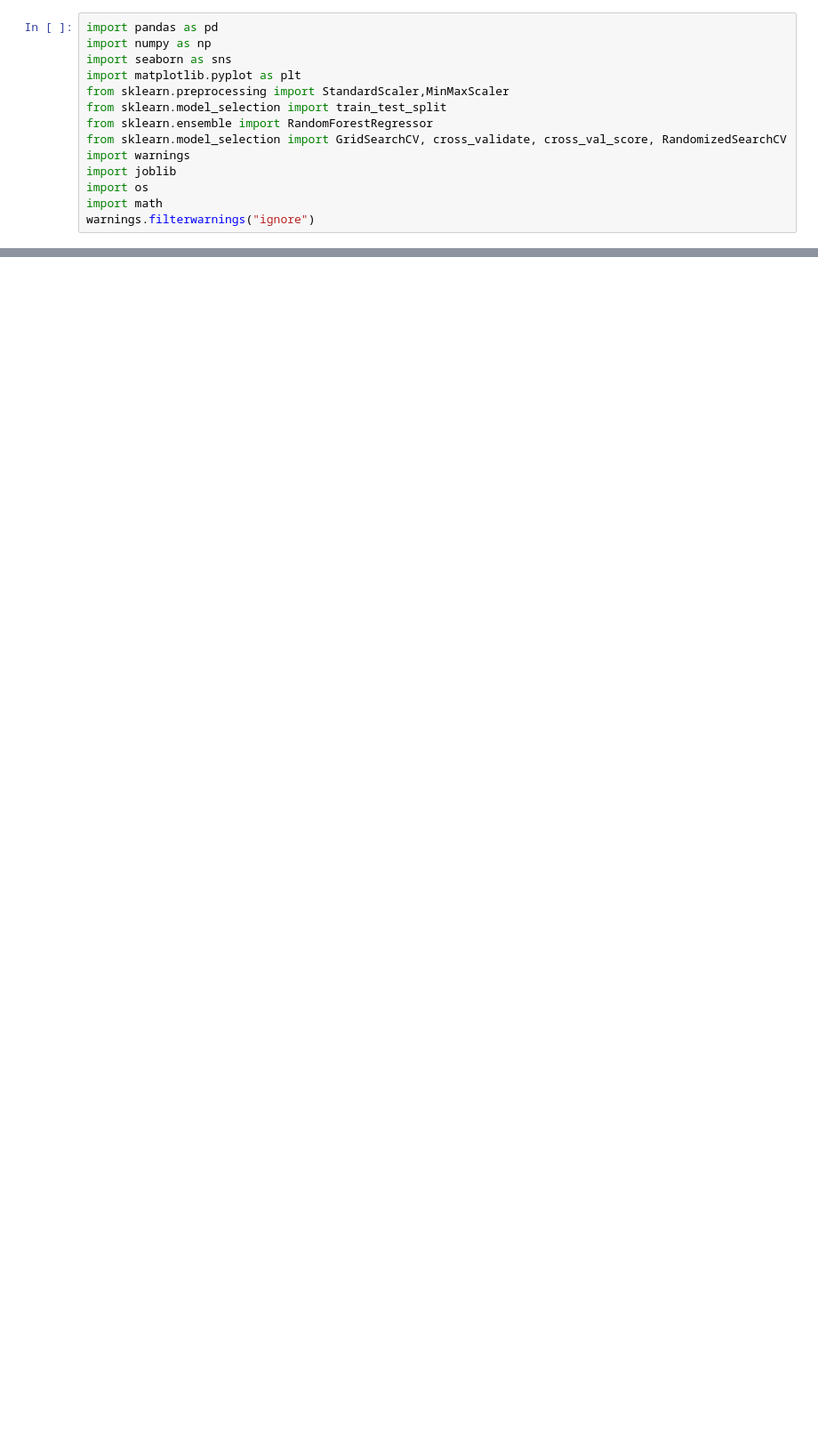
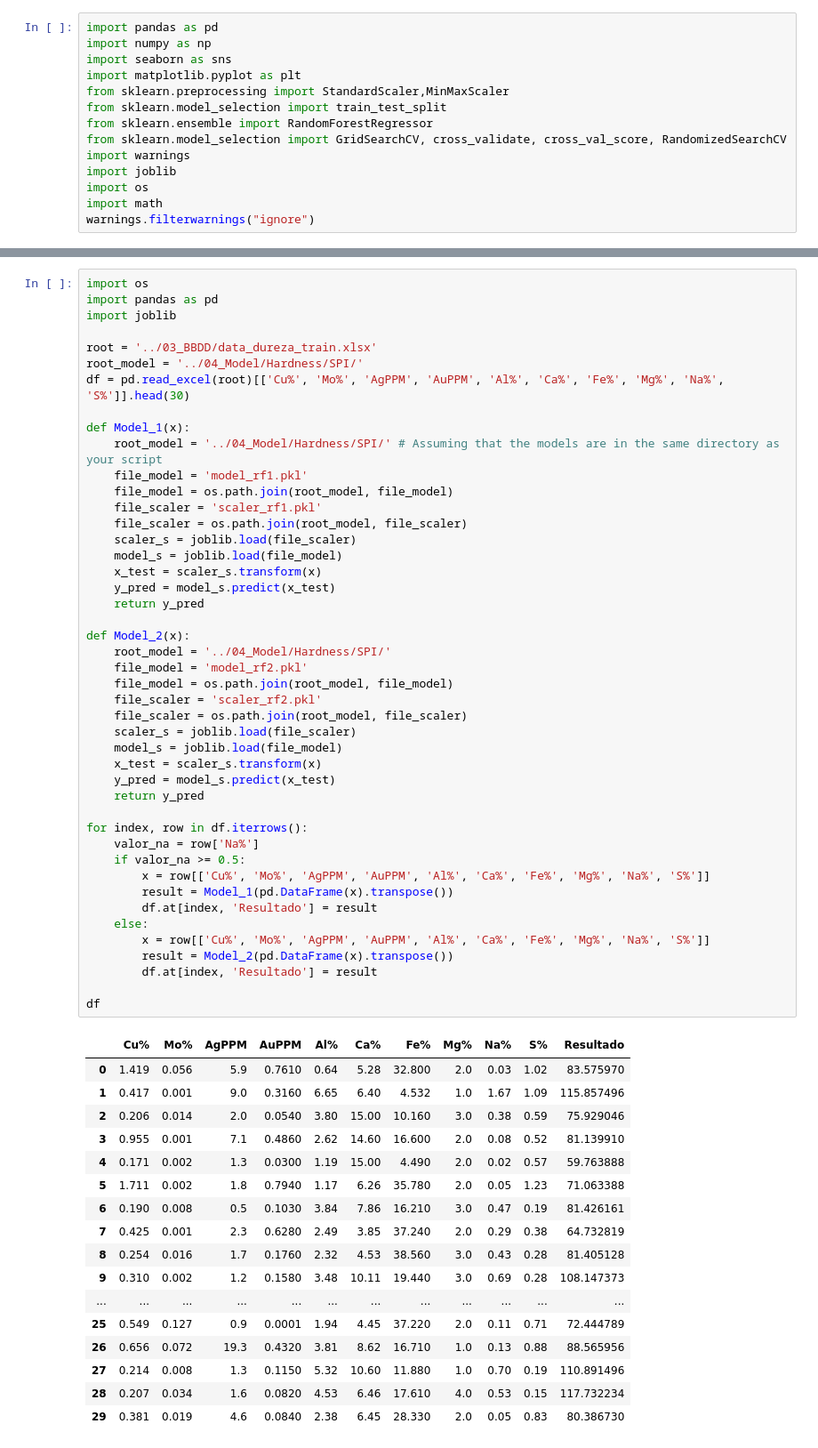
Before and after one commit to MichaelCueto/GeologyML23, a Jupyter notebook: 02_Codigo/borrador.ipynb, the cells around one changed output, grey strips where cells are left out. Shown at 89% size. Cells and saved outputs as stored; diff of their text form; blank space fills up the shorter version.

```diff
--- a/02_Codigo/borrador.ipynb
+++ b/02_Codigo/borrador.ipynb
@@ -65,0 +208,63 @@ def RF_Model(root,root_model,target):
+# %%
+import os
+import pandas as pd
+import joblib
+
+root = '../03_BBDD/data_dureza_train.xlsx'
+root_model = '../04_Model/Hardness/SPI/'
+df = pd.read_excel(root)[['Cu%', 'Mo%', 'AgPPM', 'AuPPM', 'Al%', 'Ca%', 'Fe%', 'Mg%', 'Na%', 'S%']].head(30)
+
+def Model_1(x):
+    root_model = '../04_Model/Hardness/SPI/' # Assuming that the models are in the same directory as your script
+    file_model = 'model_rf1.pkl'
+    file_model = os.path.join(root_model, file_model)
+    file_scaler = 'scaler_rf1.pkl'
+    file_scaler = os.path.join(root_model, file_scaler)
+    scaler_s = joblib.load(file_scaler)
+    model_s = joblib.load(file_model)
+    x_test = scaler_s.transform(x)
+    y_pred = model_s.predict(x_test)
+    return y_pred
+
+def Model_2(x):
+    root_model = '../04_Model/Hardness/SPI/'
+    file_model = 'model_rf2.pkl'
+    file_model = os.path.join(root_model, file_model)
+    file_scaler = 'scaler_rf2.pkl'
+    file_scaler = os.path.join(root_model, file_scaler)
+    scaler_s = joblib.load(file_scaler)
+    model_s = joblib.load(file_model)
+    x_test = scaler_s.transform(x)
+    y_pred = model_s.predict(x_test)
+    return y_pred
+
+for index, row in df.iterrows():
+    valor_na = row['Na%']
+    if valor_na >= 0.5:
+        x = row[['Cu%', 'Mo%', 'AgPPM', 'AuPPM', 'Al%', 'Ca%', 'Fe%', 'Mg%', 'Na%', 'S%']]
+        result = Model_1(pd.DataFrame(x).transpose())
+        df.at[index, 'Resultado'] = result
+    else:
+        x = row[['Cu%', 'Mo%', 'AgPPM', 'AuPPM', 'Al%', 'Ca%', 'Fe%', 'Mg%', 'Na%', 'S%']]
+        result = Model_2(pd.DataFrame(x).transpose())
+        df.at[index, 'Resultado'] = result
+
+df
+# %% [output]
+|  | Cu% | Mo% | AgPPM | AuPPM | Al% | Ca% | Fe% | Mg% | Na% | S% | Resultado |
+| 0 | 1.419 | 0.056 | 5.9 | 0.7610 | 0.64 | 5.28 | 32.800 | 2.0 | 0.03 | 1.02 | 83.575970 |
+| 1 | 0.417 | 0.001 | 9.0 | 0.3160 | 6.65 | 6.40 | 4.532 | 1.0 | 1.67 | 1.09 | 115.857496 |
+| 2 | 0.206 | 0.014 | 2.0 | 0.0540 | 3.80 | 15.00 | 10.160 | 3.0 | 0.38 | 0.59 | 75.929046 |
+| 3 | 0.955 | 0.001 | 7.1 | 0.4860 | 2.62 | 14.60 | 16.600 | 2.0 | 0.08 | 0.52 | 81.139910 |
+| 4 | 0.171 | 0.002 | 1.3 | 0.0300 | 1.19 | 15.00 | 4.490 | 2.0 | 0.02 | 0.57 | 59.763888 |
+| 5 | 1.711 | 0.002 | 1.8 | 0.7940 | 1.17 | 6.26 | 35.780 | 2.0 | 0.05 | 1.23 | 71.063388 |
+| 6 | 0.190 | 0.008 | 0.5 | 0.1030 | 3.84 | 7.86 | 16.210 | 3.0 | 0.47 | 0.19 | 81.426161 |
+| 7 | 0.425 | 0.001 | 2.3 | 0.6280 | 2.49 | 3.85 | 37.240 | 2.0 | 0.29 | 0.38 | 64.732819 |
+| 8 | 0.254 | 0.016 | 1.7 | 0.1760 | 2.32 | 4.53 | 38.560 | 3.0 | 0.43 | 0.28 | 81.405128 |
+| 9 | 0.310 | 0.002 | 1.2 | 0.1580 | 3.48 | 10.11 | 19.440 | 3.0 | 0.69 | 0.28 | 108.147373 |
+| ... | ... | ... | ... | ... | ... | ... | ... | ... | ... | ... | ... |
+| 25 | 0.549 | 0.127 | 0.9 | 0.0001 | 1.94 | 4.45 | 37.220 | 2.0 | 0.11 | 0.71 | 72.444789 |
+| 26 | 0.656 | 0.072 | 19.3 | 0.4320 | 3.81 | 8.62 | 16.710 | 1.0 | 0.13 | 0.88 | 88.565956 |
+| 27 | 0.214 | 0.008 | 1.3 | 0.1150 | 5.32 | 10.60 | 11.880 | 1.0 | 0.70 | 0.19 | 110.891496 |
+| 28 | 0.207 | 0.034 | 1.6 | 0.0820 | 4.53 | 6.46 | 17.610 | 4.0 | 0.53 | 0.15 | 117.732234 |
+| 29 | 0.381 | 0.019 | 4.6 | 0.0840 | 2.38 | 6.45 | 28.330 | 2.0 | 0.05 | 0.83 | 80.386730 |
```
Also changed, not shown: parts of 13 cells of this notebook, 1 other file.
